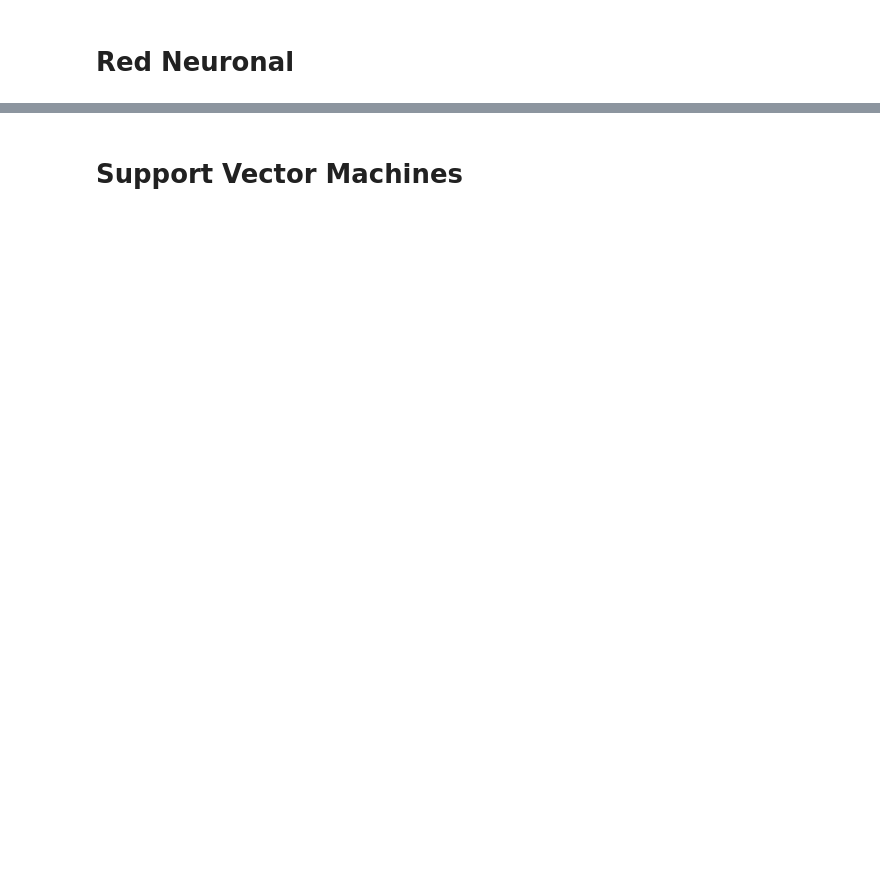
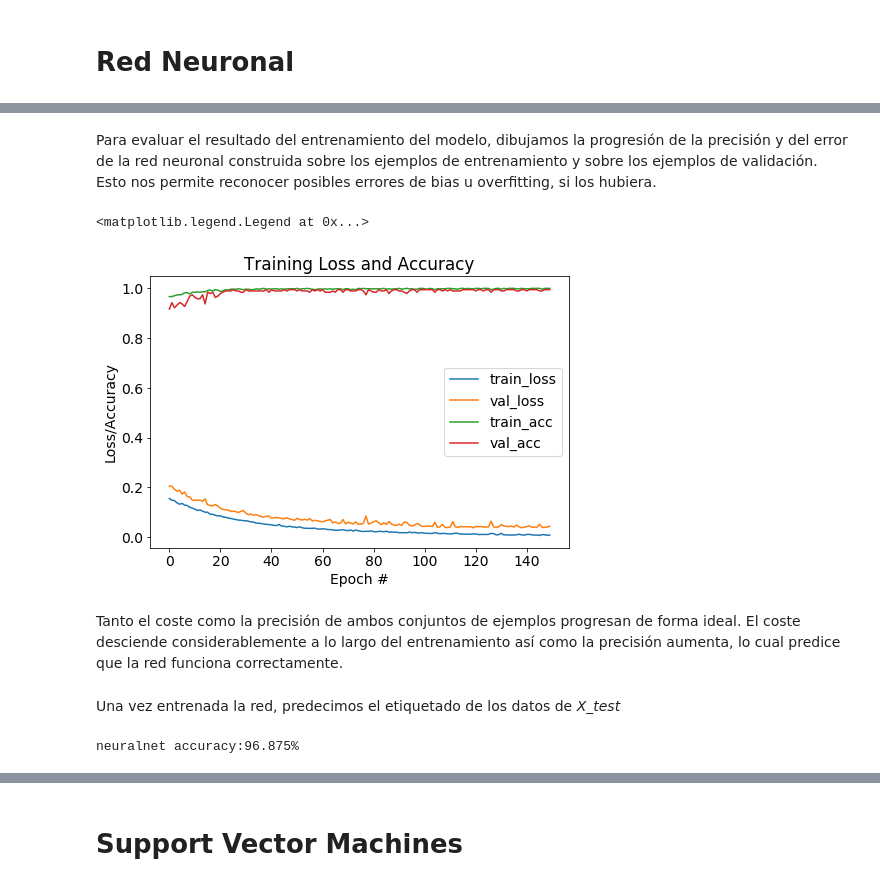
Before and after one commit to albertopastormr/tic-tac-toe, a Jupyter notebook: Tic-Tac-Toe_UCI.ipynb, the cells around one changed output, grey strips where cells are left out. Saved outputs shown, nothing was run; the diff lists cells and outputs as text; code cells hidden in the pictures; blank space fills up the shorter version.

```diff
--- a/Tic-Tac-Toe_UCI.ipynb
+++ b/Tic-Tac-Toe_UCI.ipynb
@@ -232,0 +450,6 @@ neuralnet accuracy:65.34446764091858%
+# %%
+nnet.add(Dense(units=9, kernel_initializer='uniform', activation='relu', input_dim=18))
+
+nnet.add(Dense(units=9, kernel_initializer='uniform', activation='relu'))
+
+nnet.add(Dense(units=1, kernel_initializer='uniform', activation='sigmoid'))
@@ -232,0 +464,2 @@ neuralnet accuracy:65.34446764091858%
+# %%
+nnet.compile(optimizer='adam', loss='binary_crossentropy', metrics=['accuracy'])
@@ -232,0 +486,5 @@ neuralnet accuracy:65.34446764091858%
+# %%
+num_epochs = 150
+# %%
+train_history = nnet.fit(X_train, y_train, batch_size=10,
+                         epochs=num_epochs, validation_data=(X_val, y_val))
@@ -232,0 +509,22 @@ neuralnet accuracy:65.34446764091858%
+# %% [markdown]
+Para evaluar el resultado del entrenamiento del modelo, dibujamos la progresión de la precisión y del error de la red neuronal construida sobre los ejemplos de entrenamiento y sobre los ejemplos de validación. Esto nos permite reconocer posibles errores de bias u overfitting, si los hubiera.
+# %%
+epochs_range = np.arange(0, num_epochs)
+
+plt.rcParams.update({'font.size': 14})
+plt.figure(figsize=(7.5,5))
+plt.plot(epochs_range, train_history.history["loss"], label="train_loss")
+plt.plot(epochs_range, train_history.history["val_loss"], label="val_loss")
+plt.plot(epochs_range, train_history.history["acc"], label="train_acc")
+plt.plot(epochs_range, train_history.history["val_acc"], label="val_acc")
+plt.title("Training Loss and Accuracy")
+plt.xlabel("Epoch #")
+plt.ylabel("Loss/Accuracy")
+plt.legend()
+# %% [output]
+<matplotlib.legend.Legend at 0x...>
+[figure, added]
+# %% [markdown]
+Tanto el coste como la precisión de ambos conjuntos de ejemplos progresan de forma ideal. El coste desciende considerablemente a lo largo del entrenamiento así como la precisión aumenta, lo cual predice que la red funciona correctamente.
+# %% [markdown]
+Una vez entrenada la red, predecimos el etiquetado de los datos de *X_test*
@@ -232,0 +533,4 @@ neuralnet accuracy:65.34446764091858%
+# %%
+print(f'neuralnet accuracy:{accuracy_score(y_test,y_pred)*100}%')
+# %% [output]
+neuralnet accuracy:96.875%
```
Also changed, not shown: parts of 115 cells of this notebook, 3 other files.
